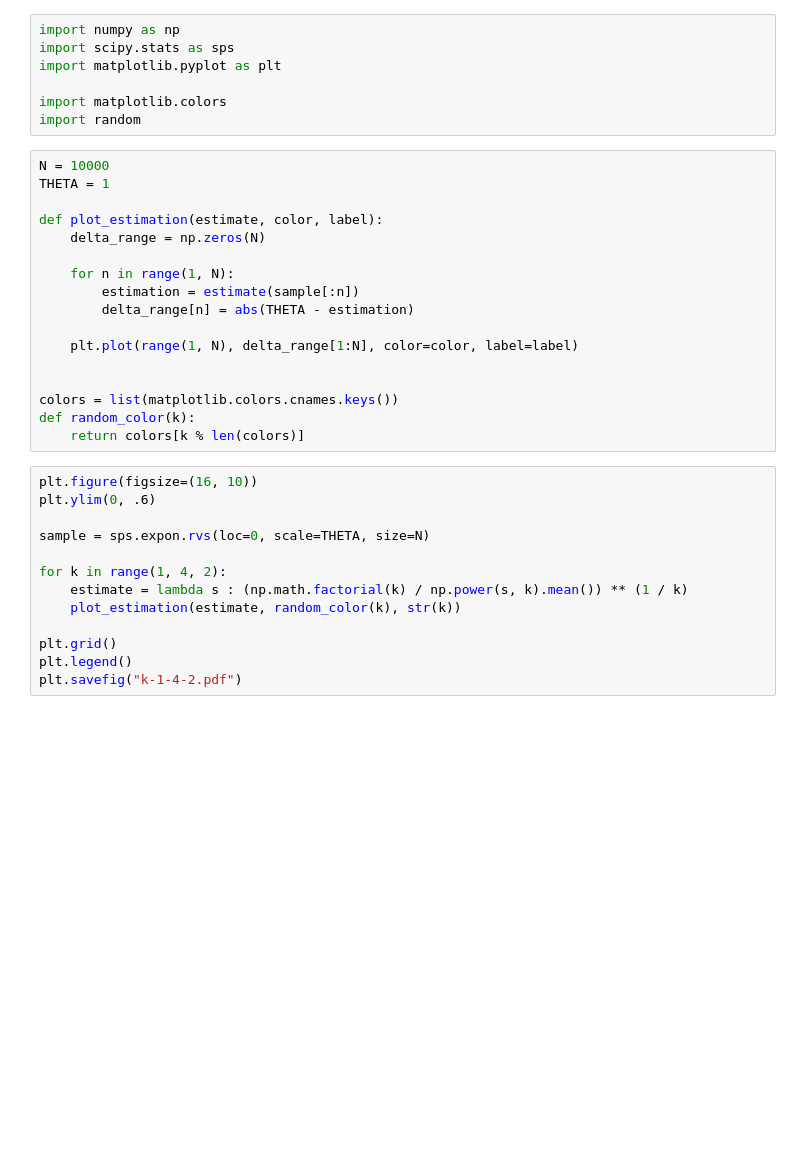
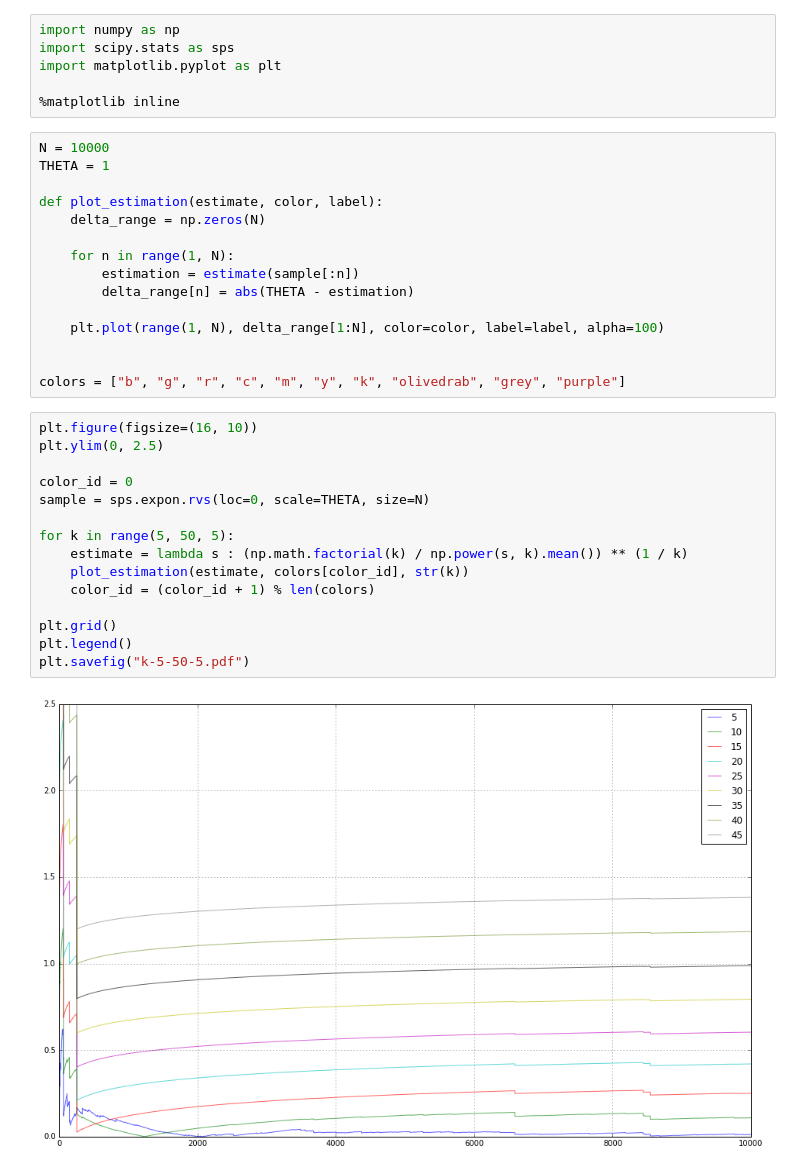
Before and after one commit to SemyonKozloff/mipt-math-stat, a Jupyter notebook: practice-1/pr-2/pr2.ipynb, the cells around one changed output. Drawn from its saved outputs; the diff is of its cells as text; blank space fills up the shorter version.

```diff
--- a/practice-1/pr-2/pr2.ipynb
+++ b/practice-1/pr-2/pr2.ipynb
@@ -3,8 +3,7 @@ import numpy as np
 import scipy.stats as sps
 import matplotlib.pyplot as plt
 
-import matplotlib.colors
-import random
+%matplotlib inline
 # %%
 N = 10000
 THETA = 1
@@ -16,22 +15,24 @@ def plot_estimation(estimate, color, label):
         estimation = estimate(sample[:n])
         delta_range[n] = abs(THETA - estimation)
 
-    plt.plot(range(1, N), delta_range[1:N], color=color, label=label)
+    plt.plot(range(1, N), delta_range[1:N], color=color, label=label, alpha=100)
 
 
-colors = list(matplotlib.colors.cnames.keys())
-def random_color(k):
-    return colors[k % len(colors)]
+colors = ["b", "g", "r", "c", "m", "y", "k", "olivedrab", "grey", "purple"]
 # %%
 plt.figure(figsize=(16, 10))
-plt.ylim(0, .6)
+plt.ylim(0, 2.5)
 
+color_id = 0
 sample = sps.expon.rvs(loc=0, scale=THETA, size=N)
 
-for k in range(1, 4, 2):
+for k in range(5, 50, 5):
     estimate = lambda s : (np.math.factorial(k) / np.power(s, k).mean()) ** (1 / k)
-    plot_estimation(estimate, random_color(k), str(k))
+    plot_estimation(estimate, colors[color_id], str(k))
+    color_id = (color_id + 1) % len(colors)
 
 plt.grid()
 plt.legend()
-plt.savefig("k-1-4-2.pdf")
+plt.savefig("k-5-50-5.pdf")
+# %% [output]
+[figure, added]
```
Also changed, not shown: 15 other files.
